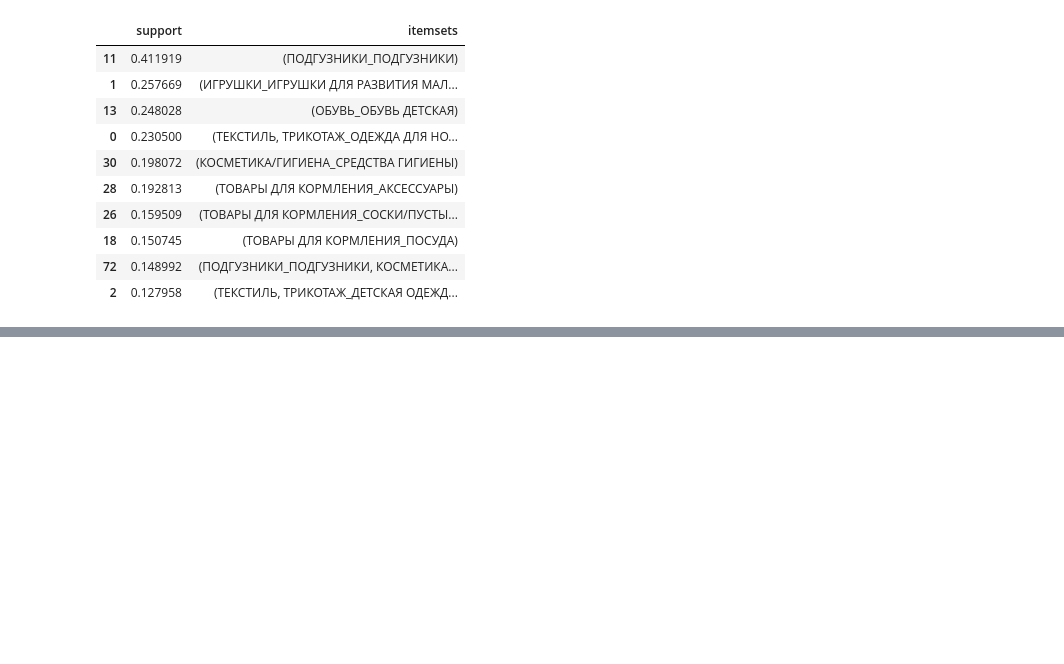
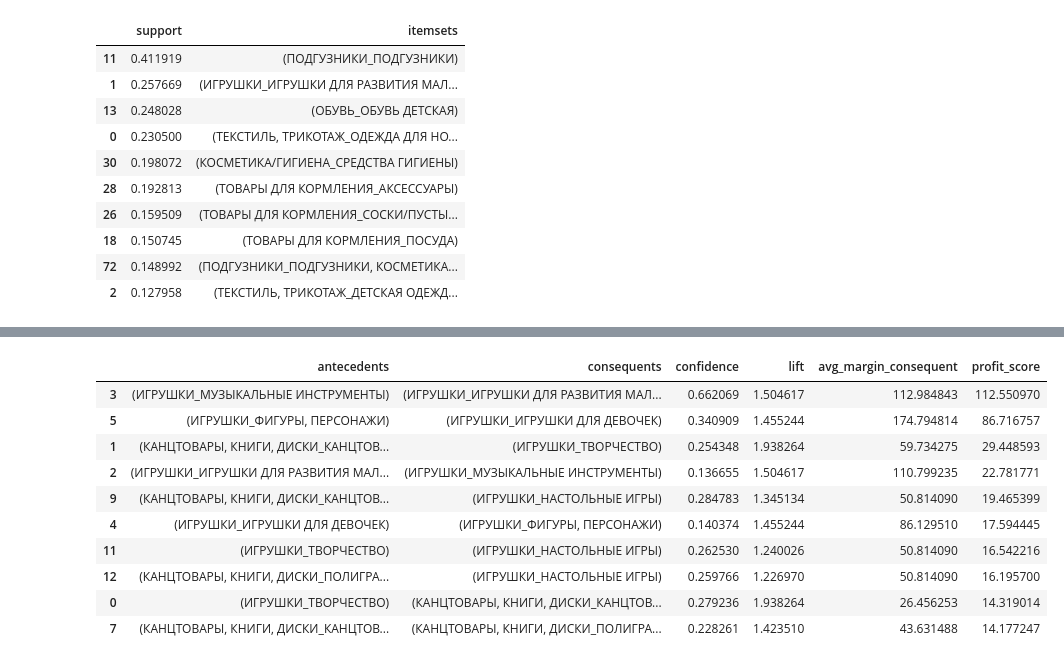
Before and after one commit to danzhukk/project-clusters, a Jupyter notebook: MBA_analysis_for_each_clusters.ipynb, the cells around one changed output, grey strips where cells are left out. Drawn from its saved outputs; the diff is of its cells as text; code cells hidden in the pictures; blank space fills up the shorter version.

```diff
--- a/MBA_analysis_for_each_clusters.ipynb
+++ b/MBA_analysis_for_each_clusters.ipynb
@@ -198,0 +458,10 @@ recommend_df_0.head()
+# %%
+basket_bool = basket_filtered_2.astype(bool)
+
+frequent_itemsets_2 = apriori(
+    basket_bool,
+    min_support=0.03,
+    use_colnames=True
+).sort_values("support", ascending=False)
+
+frequent_itemsets_2.head(10)
@@ -198,0 +480,6 @@ recommend_df_0.head()
+# %%
+assoc_rules_2 = association_rules(frequent_itemsets_2, metric="lift", min_threshold=1.1)
+assoc_rules_2 = assoc_rules_2[assoc_rules_2['consequents'].apply(len) == 1]
+assoc_rules_2 = assoc_rules_2[assoc_rules_2['lift'] > 1]
+assoc_rules_2 = assoc_rules_2.sort_values("lift", ascending=False).reset_index(drop=True)
+assoc_rules_2.head()
@@ -198,0 +493,3 @@ recommend_df_0.head()
+# %%
+df_with_price = pd.read_csv('./datasets/df_with_price.csv')
+df_with_price.drop(['Unnamed: 0'], axis = 1, inplace = True)
@@ -198,0 +505,39 @@ recommend_df_0.head()
+# %%
+margin_map = (
+    df_with_price.groupby('Группа1_Группа2')['Маржа']
+    .mean()
+    .reset_index(name='avg_margin')
+    .set_index('Группа1_Группа2')['avg_margin']
+)
+
+assoc_rules_2['consequent_item'] = assoc_rules_2['consequents'].apply(lambda x: next(iter(x)))
+
+assoc_rules_2['avg_margin_consequent'] = assoc_rules_2['consequent_item'].map(margin_map)
+
+assoc_rules_2 = assoc_rules_2[assoc_rules_2['avg_margin_consequent'] > 0]
+
+
+# 4. Рассчитываем новый profit_score
+assoc_rules_2['profit_score'] = (
+    assoc_rules_2['confidence']
+    * assoc_rules_2['lift']
+    * assoc_rules_2['avg_margin_consequent']
+)
+
+# 5. Сортируем по profit_score
+assoc_rules_2 = assoc_rules_2.sort_values('profit_score', ascending=False)
+
+# 6. Выводим топ-рекомендаций
+assoc_rules_2[['antecedents', 'consequents', 'confidence', 'lift', 'avg_margin_consequent', 'profit_score']].head(10)
+# %% [output]
+|  | antecedents | consequents | confidence | lift | avg_margin_consequent | profit_score |
+| 3 | (ИГРУШКИ_МУЗЫКАЛЬНЫЕ ИНСТРУМЕНТЫ) | (ИГРУШКИ_ИГРУШКИ ДЛЯ РАЗВИТИЯ МАЛ... | 0.662069 | 1.504617 | 112.984843 | 112.550970 |
+| 5 | (ИГРУШКИ_ФИГУРЫ, ПЕРСОНАЖИ) | (ИГРУШКИ_ИГРУШКИ ДЛЯ ДЕВОЧЕК) | 0.340909 | 1.455244 | 174.794814 | 86.716757 |
+| 1 | (КАНЦТОВАРЫ, КНИГИ, ДИСКИ_КАНЦТОВ... | (ИГРУШКИ_ТВОРЧЕСТВО) | 0.254348 | 1.938264 | 59.734275 | 29.448593 |
+| 2 | (ИГРУШКИ_ИГРУШКИ ДЛЯ РАЗВИТИЯ МАЛ... | (ИГРУШКИ_МУЗЫКАЛЬНЫЕ ИНСТРУМЕНТЫ) | 0.136655 | 1.504617 | 110.799235 | 22.781771 |
+| 9 | (КАНЦТОВАРЫ, КНИГИ, ДИСКИ_КАНЦТОВ... | (ИГРУШКИ_НАСТОЛЬНЫЕ ИГРЫ) | 0.284783 | 1.345134 | 50.814090 | 19.465399 |
+| 4 | (ИГРУШКИ_ИГРУШКИ ДЛЯ ДЕВОЧЕК) | (ИГРУШКИ_ФИГУРЫ, ПЕРСОНАЖИ) | 0.140374 | 1.455244 | 86.129510 | 17.594445 |
+| 11 | (ИГРУШКИ_ТВОРЧЕСТВО) | (ИГРУШКИ_НАСТОЛЬНЫЕ ИГРЫ) | 0.262530 | 1.240026 | 50.814090 | 16.542216 |
+| 12 | (КАНЦТОВАРЫ, КНИГИ, ДИСКИ_ПОЛИГРА... | (ИГРУШКИ_НАСТОЛЬНЫЕ ИГРЫ) | 0.259766 | 1.226970 | 50.814090 | 16.195700 |
+| 0 | (ИГРУШКИ_ТВОРЧЕСТВО) | (КАНЦТОВАРЫ, КНИГИ, ДИСКИ_КАНЦТОВ... | 0.279236 | 1.938264 | 26.456253 | 14.319014 |
+| 7 | (КАНЦТОВАРЫ, КНИГИ, ДИСКИ_КАНЦТОВ... | (КАНЦТОВАРЫ, КНИГИ, ДИСКИ_ПОЛИГРА... | 0.228261 | 1.423510 | 43.631488 | 14.177247 |
```
Also changed, not shown: parts of 95 cells of this notebook.
